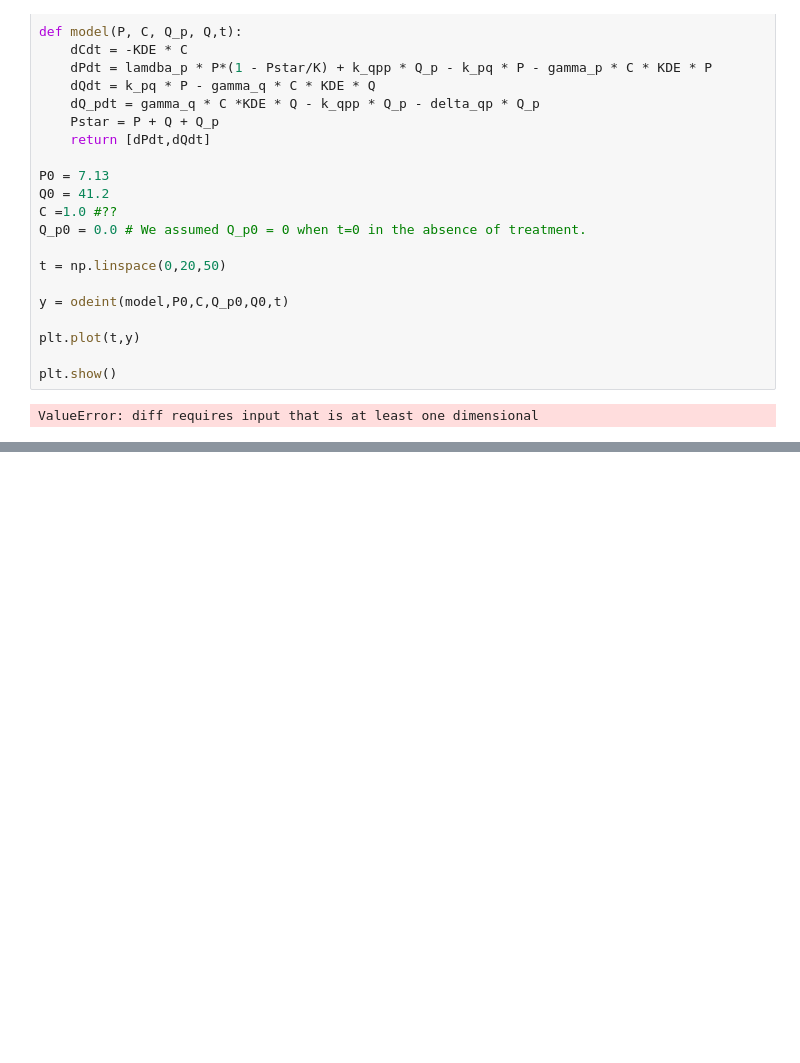
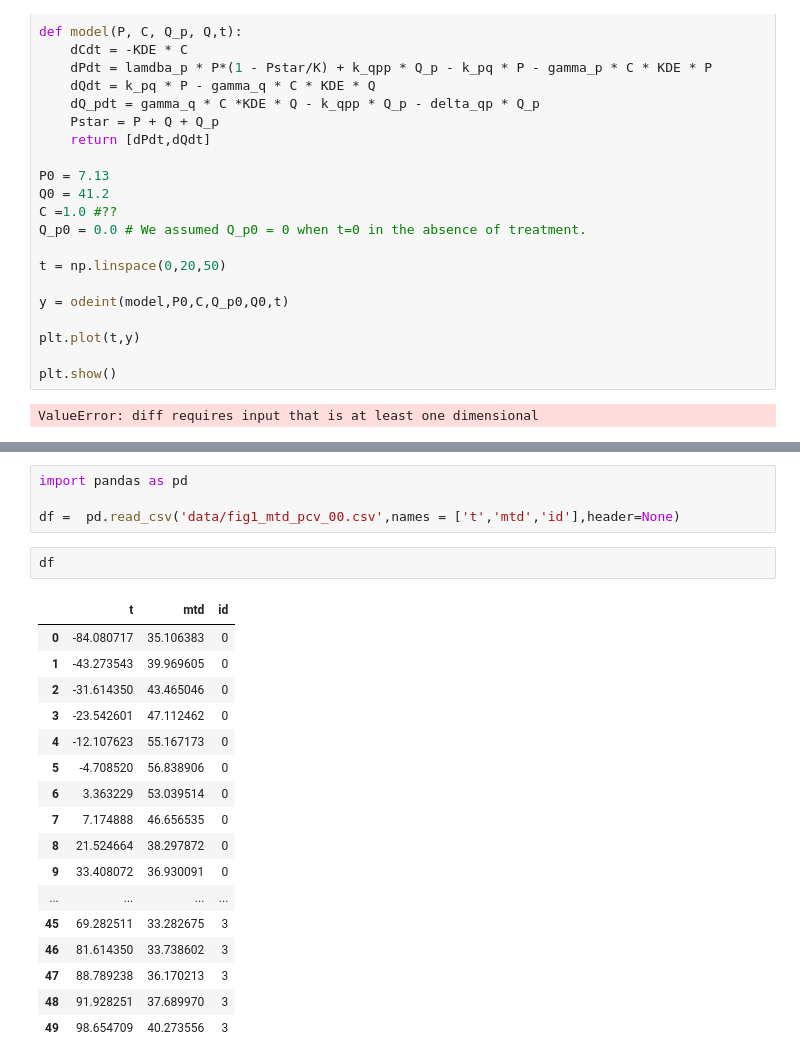
Before and after one commit to sgrzegorz/CancerTherapyPrediction, a Jupyter notebook: model.ipynb, the cells around one changed output, grey strips where cells are left out. Saved outputs shown, nothing was run; the diff lists cells and outputs as text; blank space fills up the shorter version.

```diff
--- a/model.ipynb
+++ b/model.ipynb
@@ -153,0 +182,24 @@ ValueError: diff requires input that is at least one dimensional
+# %%
+import pandas as pd
+
+df =  pd.read_csv('data/fig1_mtd_pcv_00.csv',names = ['t','mtd','id'],header=None)
+# %%
+df
+# %% [output]
+|  | t | mtd | id |
+| 0 | -84.080717 | 35.106383 | 0 |
+| 1 | -43.273543 | 39.969605 | 0 |
+| 2 | -31.614350 | 43.465046 | 0 |
+| 3 | -23.542601 | 47.112462 | 0 |
+| 4 | -12.107623 | 55.167173 | 0 |
+| 5 | -4.708520 | 56.838906 | 0 |
+| 6 | 3.363229 | 53.039514 | 0 |
+| 7 | 7.174888 | 46.656535 | 0 |
+| 8 | 21.524664 | 38.297872 | 0 |
+| 9 | 33.408072 | 36.930091 | 0 |
+| ... | ... | ... | ... |
+| 45 | 69.282511 | 33.282675 | 3 |
+| 46 | 81.614350 | 33.738602 | 3 |
+| 47 | 88.789238 | 36.170213 | 3 |
+| 48 | 91.928251 | 37.689970 | 3 |
+| 49 | 98.654709 | 40.273556 | 3 |
```
Also changed, not shown: parts of 4 cells of this notebook.
